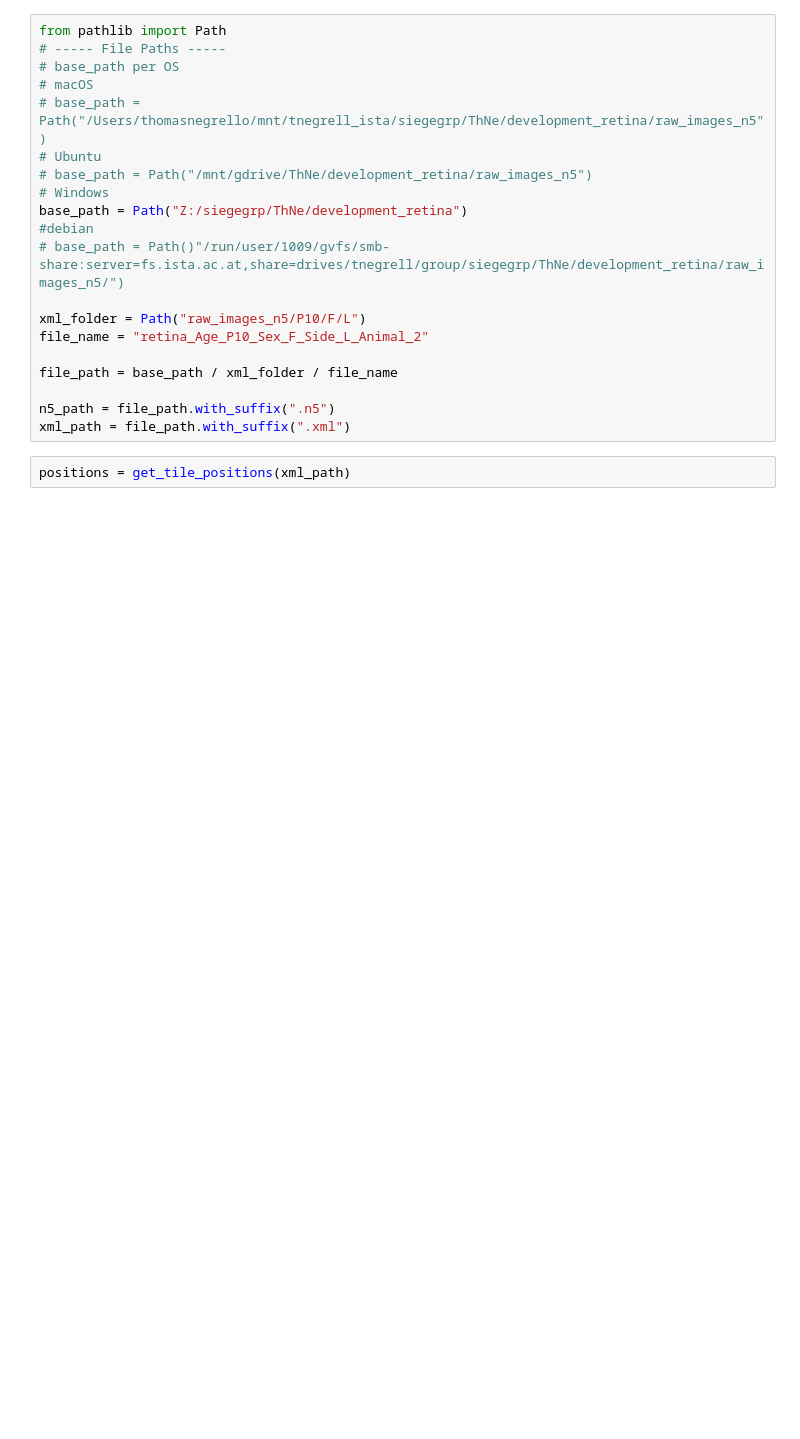
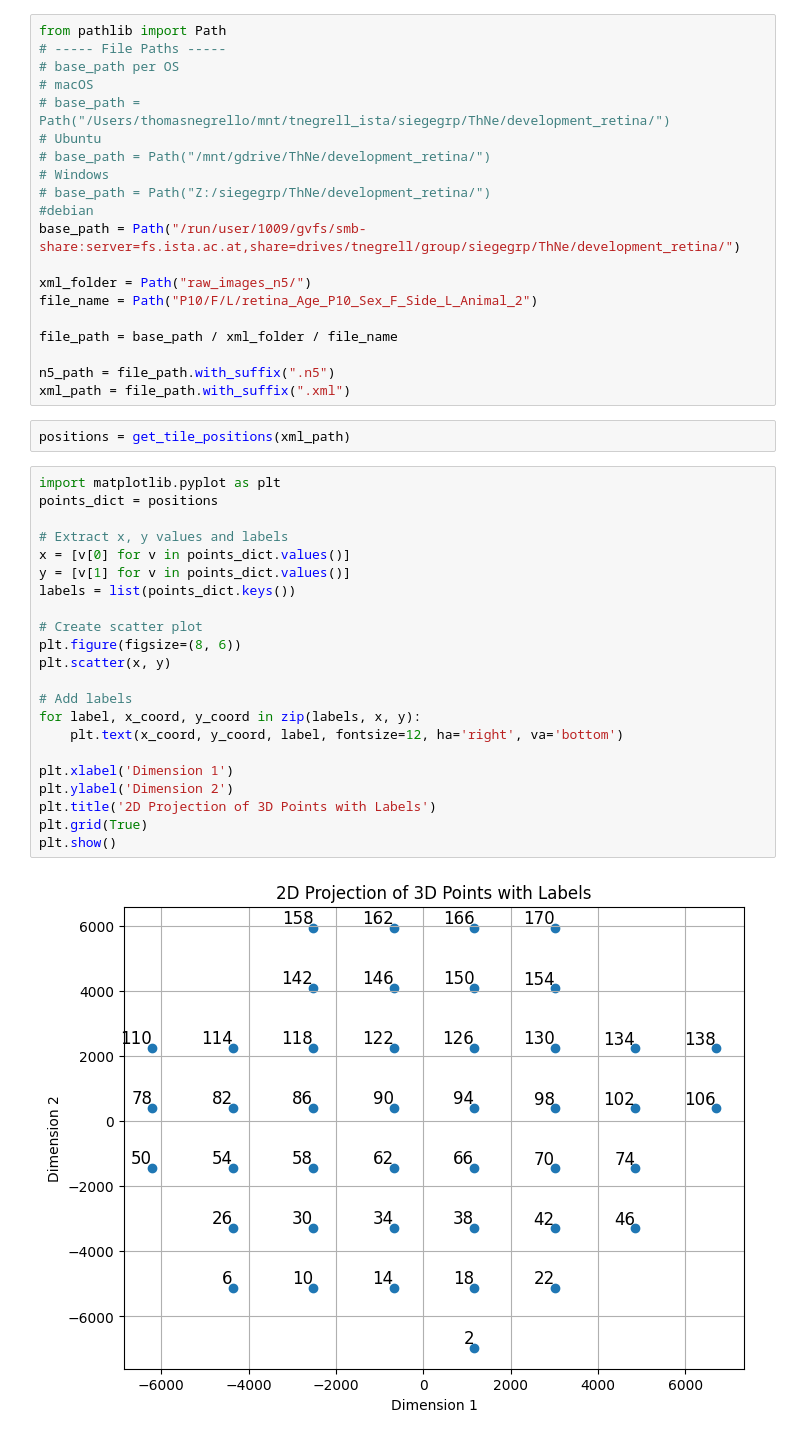
Before and after one commit to siegert-lab/preprocess_images, a Jupyter notebook: retina_dev/trial_fuse.ipynb, the cells around one changed output. Saved outputs shown, nothing was run; the diff lists cells and outputs as text; blank space fills up the shorter version.

```diff
--- a/retina_dev/trial_fuse.ipynb
+++ b/retina_dev/trial_fuse.ipynb
@@ -14,16 +14,16 @@ from pathlib import Path
 # ----- File Paths -----
 # base_path per OS
 # macOS
-# base_path = Path("/Users/thomasnegrello/mnt/tnegrell_ista/siegegrp/ThNe/development_retina/raw_images_n5")
+# base_path = Path("/Users/thomasnegrello/mnt/tnegrell_ista/siegegrp/ThNe/development_retina/")
 # Ubuntu
-# base_path = Path("/mnt/gdrive/ThNe/development_retina/raw_images_n5")
+# base_path = Path("/mnt/gdrive/ThNe/development_retina/")
 # Windows
-base_path = Path("Z:/siegegrp/ThNe/development_retina")
+# base_path = Path("Z:/siegegrp/ThNe/development_retina/")
 #debian
-# base_path = Path()"/run/user/1009/gvfs/smb-share:server=fs.ista.ac.at,share=drives/tnegrell/group/siegegrp/ThNe/development_retina/raw_images_n5/")
+base_path = Path("/run/user/1009/gvfs/smb-share:server=fs.ista.ac.at,share=drives/tnegrell/group/siegegrp/ThNe/development_retina/")
 
-xml_folder = Path("raw_images_n5/P10/F/L")
-file_name = "retina_Age_P10_Sex_F_Side_L_Animal_2"
+xml_folder = Path("raw_images_n5/")
+file_name = Path("P10/F/L/retina_Age_P10_Sex_F_Side_L_Animal_2")
 
 file_path = base_path / xml_folder / file_name
 
@@ -31,3 +31,27 @@ n5_path = file_path.with_suffix(".n5")
 xml_path = file_path.with_suffix(".xml")
 # %%
 positions = get_tile_positions(xml_path)
+# %%
+import matplotlib.pyplot as plt
+points_dict = positions
+
+# Extract x, y values and labels
+x = [v[0] for v in points_dict.values()]
+y = [v[1] for v in points_dict.values()]
+labels = list(points_dict.keys())
+
+# Create scatter plot
+plt.figure(figsize=(8, 6))
+plt.scatter(x, y)
+
+# Add labels
+for label, x_coord, y_coord in zip(labels, x, y):
+    plt.text(x_coord, y_coord, label, fontsize=12, ha='right', va='bottom')
+
+plt.xlabel('Dimension 1')
+plt.ylabel('Dimension 2')
+plt.title('2D Projection of 3D Points with Labels')
+plt.grid(True)
+plt.show()
+# %% [output]
+[figure, added]
```
Also changed, not shown: parts of 3 cells of this notebook, 5 other files.
